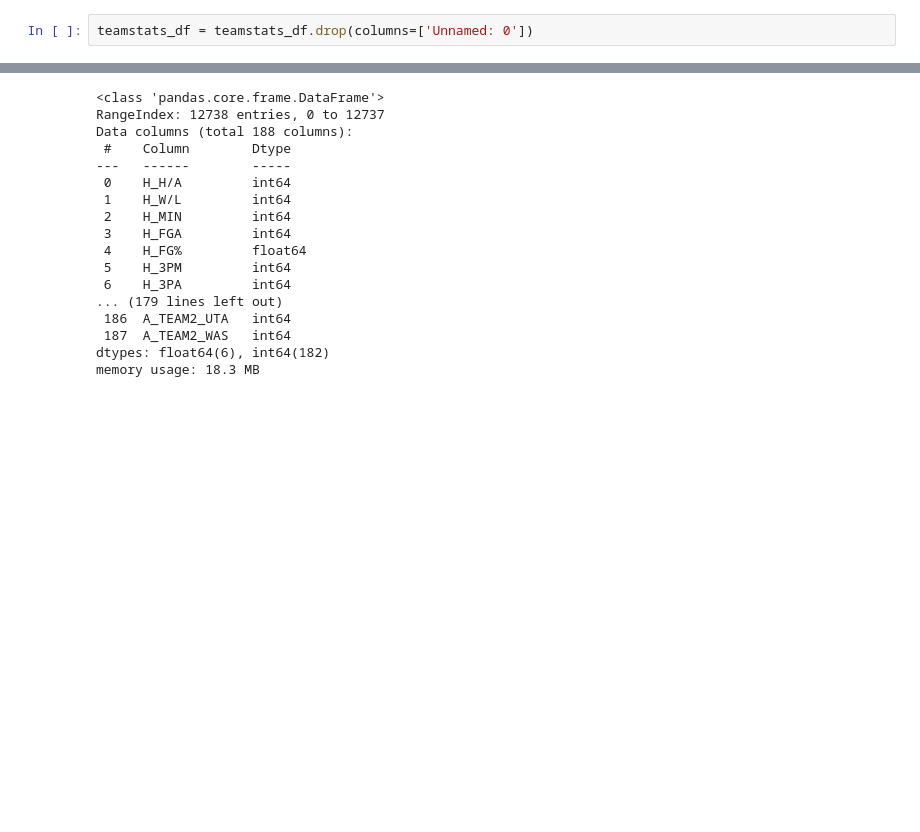
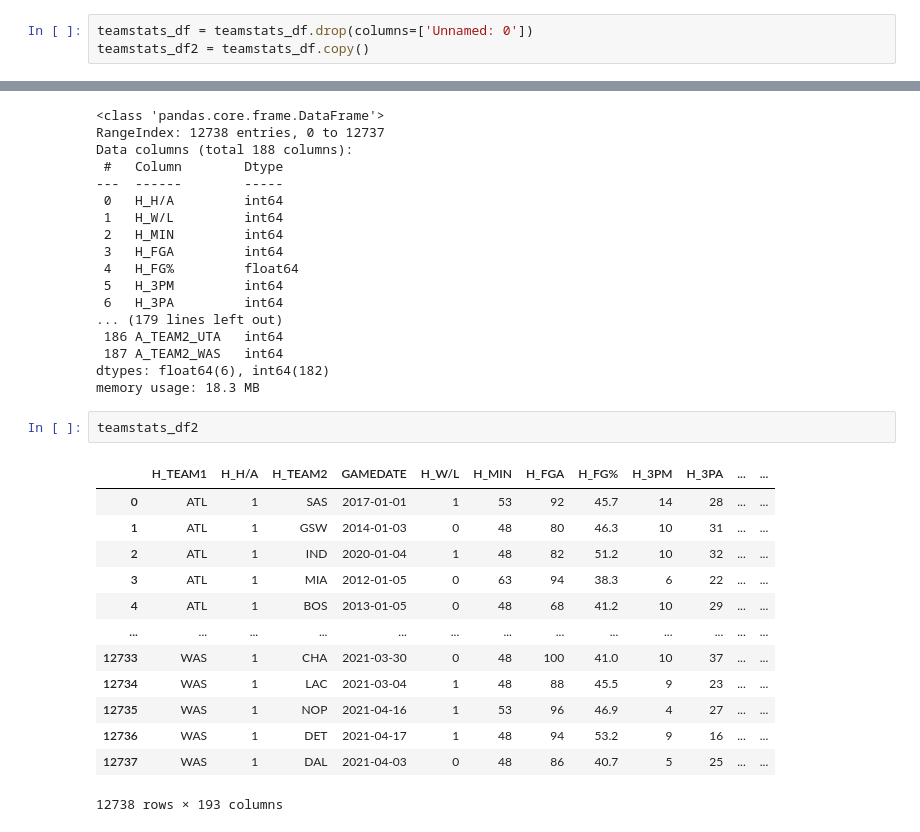
Before and after one commit to lchristij/NBA-ML-Project, a Jupyter notebook: lstm_rnn_model.ipynb, the cells around one changed output, grey strips where cells are left out. Cells and saved outputs as stored; diff of their text form; blank space fills up the shorter version.

```diff
--- a/lstm_rnn_model.ipynb
+++ b/lstm_rnn_model.ipynb
@@ -21,6 +21,7 @@ csv_path = Path('../Project-03/20210426_teamstats_df.csv')
 teamstats_df = pd.read_csv(csv_path)
 # %%
 teamstats_df = teamstats_df.drop(columns=['Unnamed: 0'])
+teamstats_df2 = teamstats_df.copy()
 # %%
 # dropping columns for model tuning
 
@@ -386,2 +387,18 @@ Data columns (total 188 columns):
 dtypes: float64(6), int64(182)
 memory usage: 18.3 MB
+# %%
+teamstats_df2
+# %% [output]
+|  | H_TEAM1 | H_H/A | H_TEAM2 | GAMEDATE | H_W/L | H_MIN | H_FGA | H_FG% | H_3PM | H_3PA | ... | ... |
+| 0 | ATL | 1 | SAS | 2017-01-01 | 1 | 53 | 92 | 45.7 | 14 | 28 | ... | ... |
+| 1 | ATL | 1 | GSW | 2014-01-03 | 0 | 48 | 80 | 46.3 | 10 | 31 | ... | ... |
+| 2 | ATL | 1 | IND | 2020-01-04 | 1 | 48 | 82 | 51.2 | 10 | 32 | ... | ... |
+| 3 | ATL | 1 | MIA | 2012-01-05 | 0 | 63 | 94 | 38.3 | 6 | 22 | ... | ... |
+| 4 | ATL | 1 | BOS | 2013-01-05 | 0 | 48 | 68 | 41.2 | 10 | 29 | ... | ... |
+| ... | ... | ... | ... | ... | ... | ... | ... | ... | ... | ... | ... | ... |
+| 12733 | WAS | 1 | CHA | 2021-03-30 | 0 | 48 | 100 | 41.0 | 10 | 37 | ... | ... |
+| 12734 | WAS | 1 | LAC | 2021-03-04 | 1 | 48 | 88 | 45.5 | 9 | 23 | ... | ... |
+| 12735 | WAS | 1 | NOP | 2021-04-16 | 1 | 53 | 96 | 46.9 | 4 | 27 | ... | ... |
+| 12736 | WAS | 1 | DET | 2021-04-17 | 1 | 48 | 94 | 53.2 | 9 | 16 | ... | ... |
+| 12737 | WAS | 1 | DAL | 2021-04-03 | 0 | 48 | 86 | 40.7 | 5 | 25 | ... | ... |
+12738 rows × 193 columns
```
Also changed, not shown: parts of 13 cells of this notebook.
